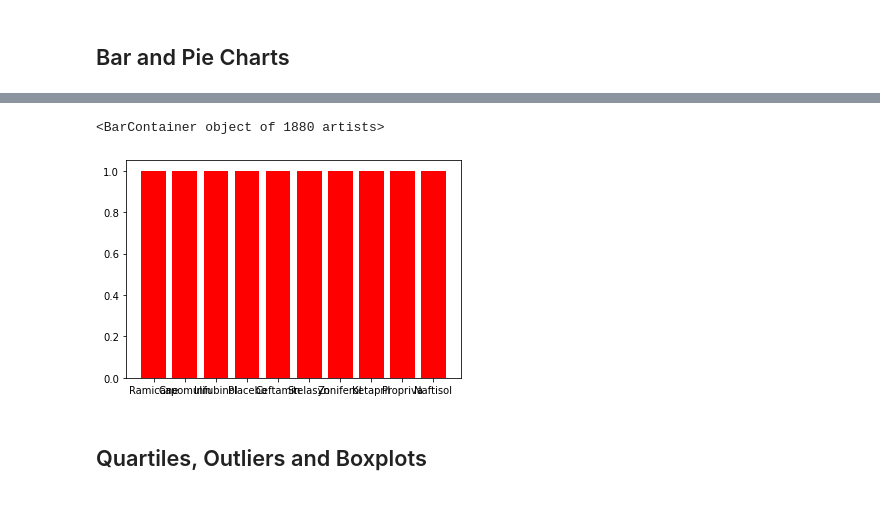
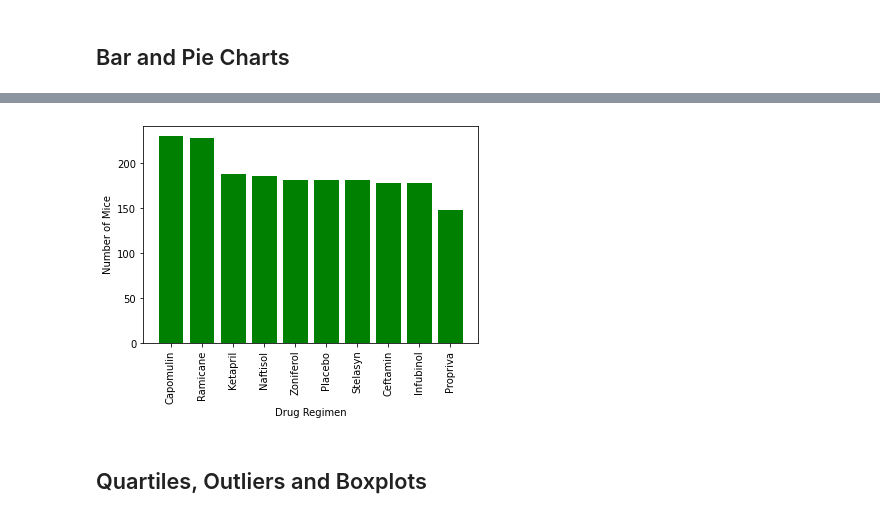
Before and after one commit to granttowers/matplotlib-challenge, a Jupyter notebook: pymaceuticals_starter.ipynb, the cells around one changed output, grey strips where cells are left out. Cells and saved outputs as stored; diff of their text form; code cells hidden in the pictures.

```diff
--- a/pymaceuticals_starter.ipynb
+++ b/pymaceuticals_starter.ipynb
@@ -179,12 +200,13 @@ AttributeError: 'function' object has no attribute 'groupby'
 # %%
-# Generate a bar plot showing the total number of mice for each treatment throughout the course of the study using pandas.
+# Generate a bar plot showing the total number of mice for each treatment throughout the course of the study using pyplot.
+counts = clean_mouse_data["Drug Regimen"].value_counts()
 
+# Plot the chart
+plt.bar(counts.index, counts.values, color='Green', alpha=1, align="center")
 
-
-
-#revisedmouseid = clean_mouse_data["Mouse ID"].groupby(["Drug Regimen"]).count()
-
-plt.bar(clean_mouse_data["Drug Regimen"], 1, color='r', alpha=0.5, align="center")
+# Give our chart some labels
+plt.xlabel("Drug Regimen")
+plt.xticks(rotation = 90)
+plt.ylabel("Number of Mice");
 # %% [output]
-<BarContainer object of 1880 artists>
-[figure, old version]
+[figure, new version]
```
Also changed, not shown: parts of 6 cells of this notebook.
